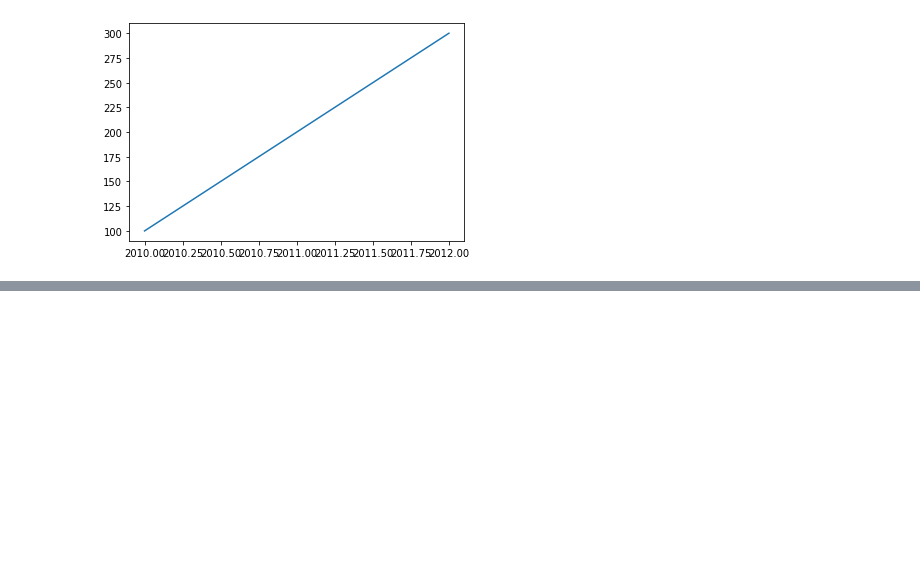
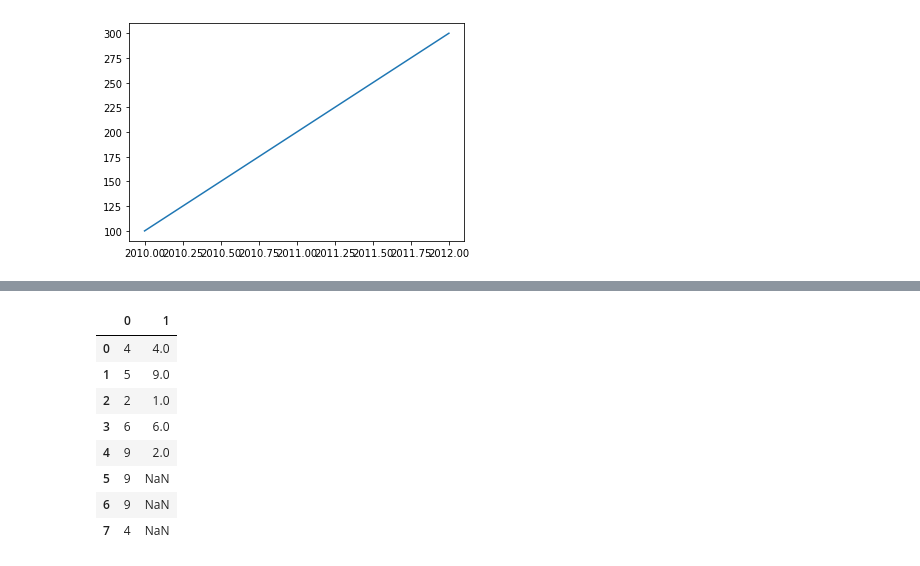
Before and after one commit to Juniorexz/Codigo, a Jupyter notebook: Mineração de dados com Python.ipynb, the cells around one changed output, grey strips where cells are left out. Saved outputs shown, nothing was run; the diff lists cells and outputs as text; code cells hidden in the pictures; blank space fills up the shorter version.

```diff
--- a/Mineração de dados com Python.ipynb
+++ b/Mineração de dados com Python.ipynb
@@ -450,0 +547,5 @@ plt.plot(series_.index, series_.values)
+# %%
+np.random.seed(8)
+n = 5
+notas_biologia = pd.Series(np.random.randint(1, 10, size = n))
+notas_matematica = pd.Series(np.random.randint(1, 10, size = n))
@@ -450,0 +649,5 @@ plt.plot(series_.index, series_.values)
+# %%
+#adicionando novos valores
+notas_biologia[5] = 9
+notas_biologia[6] = 9
+notas_biologia[7] = 4
@@ -450,0 +696,2 @@ plt.plot(series_.index, series_.values)
+# %%
+notas = pd.concat([notas_biologia, notas_matematica], axis = 1)
@@ -450,0 +716,12 @@ plt.plot(series_.index, series_.values)
+# %%
+notas
+# %% [output]
+|  | 0 | 1 |
+| 0 | 4 | 4.0 |
+| 1 | 5 | 9.0 |
+| 2 | 2 | 1.0 |
+| 3 | 6 | 6.0 |
+| 4 | 9 | 2.0 |
+| 5 | 9 | NaN |
+| 6 | 9 | NaN |
+| 7 | 4 | NaN |
```
Also changed, not shown: parts of 75 cells of this notebook.
